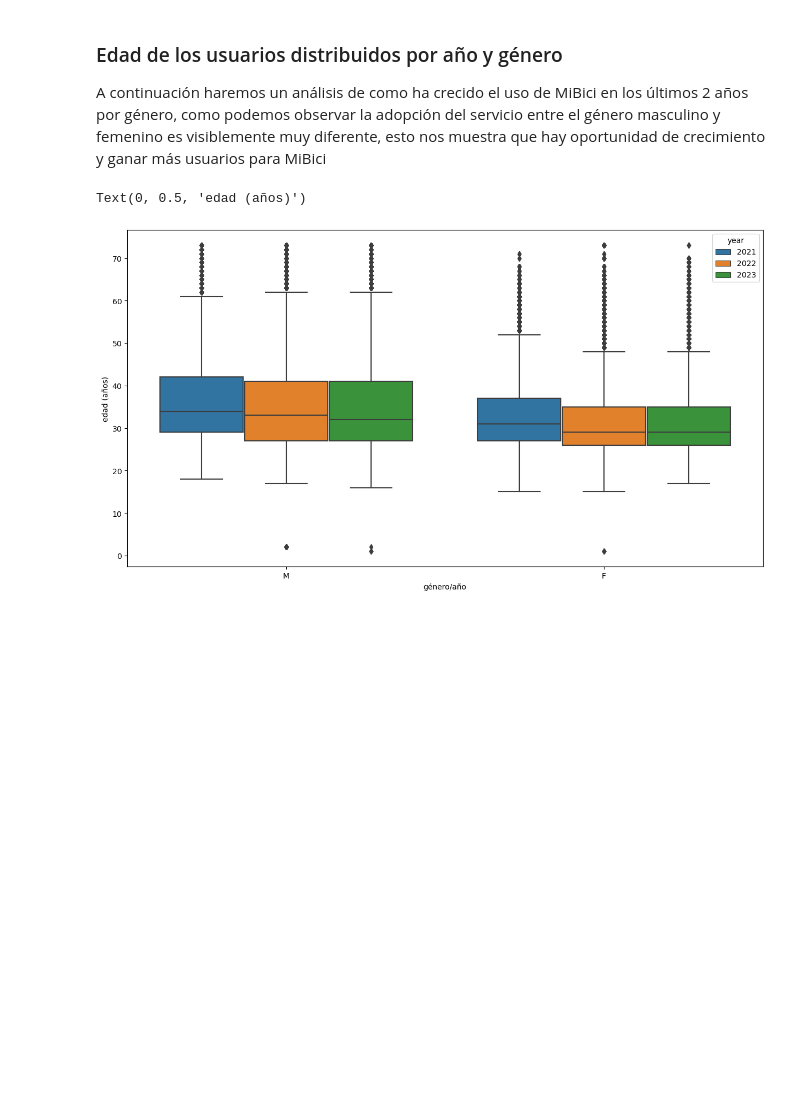
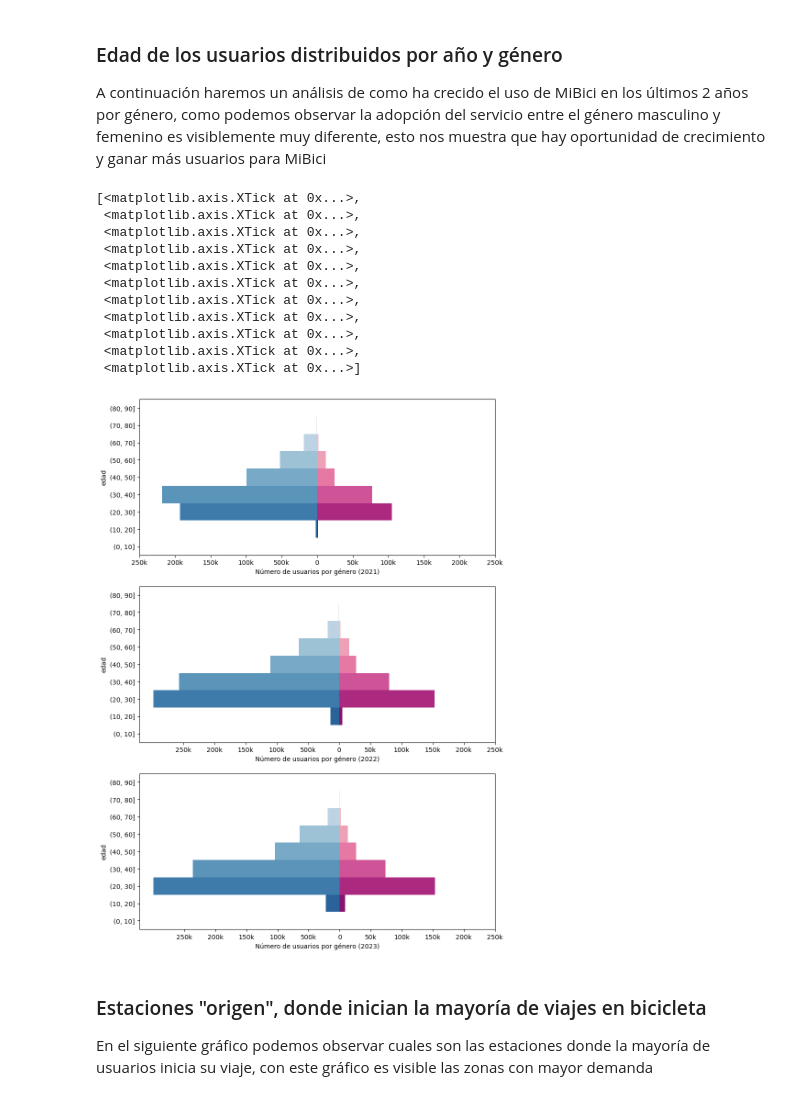
Before and after one commit to Oscarz90/data-science, a Jupyter notebook: coderhouse/challenge_eight_storytelling/Data_StoryTelling_Martinez_Sanchez.ipynb, the cells around one changed output. Saved outputs shown, nothing was run; the diff lists cells and outputs as text; code cells hidden in the pictures; blank space fills up the shorter version.

Commit message:
update charts

```diff
--- a/coderhouse/challenge_eight_storytelling/Data_StoryTelling_Martinez_Sanchez.ipynb
+++ b/coderhouse/challenge_eight_storytelling/Data_StoryTelling_Martinez_Sanchez.ipynb
@@ -10,6 +27,9 @@ import seaborn as sns
 import requests
 import matplotlib.pyplot as plt
 from matplotlib.ticker import NullFormatter
+import folium
+from folium.plugins import HeatMap
+import plotly.express as px
 
 headers = {
     'User-Agent': 'Mozilla/5.0 (Macintosh; Intel Mac OS X 10.12; rv:55.0) Gecko/20100101 Firefox/55.0',
@@ -26,6 +46,9 @@ datasets_to_download = [
     '25235/datos_abiertos_2022_07.csv',
     '49448/datos_abiertos_2023_07.csv'
 ]
+age_bins = pd.IntervalIndex.from_tuples([(i, i+10) for i in range(0, 100,10)])
+
+hour_day_bins = pd.IntervalIndex.from_tuples([(i, i+1) for i in range(0, 23,1)])
 
 class DataSethMonth(Enum):
     MAY = 0
@@ -52,9 +75,12 @@ def add_new_columns(df: DataFrame) -> DataFrame:
 
     # calculate user's age and add it to dataframe
     temp_df["age"] = current_year - temp_df["birthday"]
+    temp_df['age_range'] = pd.cut(temp_df['age'], bins=age_bins)
 
     # calculate trip duration
     temp_df['start_trip_date'] = pd.to_datetime(temp_df['start_trip'])
+    temp_df['start_trip_hour'] = temp_df.start_trip_date.dt.hour
+    temp_df['start_trip_hour_range'] = pd.cut(temp_df['start_trip_hour'], bins=hour_day_bins)
     temp_df['start_trip_day_name'] = temp_df.start_trip_date.dt.day_name()
     temp_df['start_trip_day_number'] = temp_df.start_trip_date.dt.dayofweek
     temp_df['end_strip_date'] =  pd.to_datetime(temp_df['end_trip'])
@@ -77,7 +103,10 @@ def reorder_columns(df: DataFrame) -> DataFrame:
         'gender',
         'birthday',
         'age',
+        'age_range',
         'start_trip',
+        'start_trip_hour',
+        'start_trip_hour_range',
         'start_trip_day_name',
         'start_trip_day_number',
         'end_trip',
@@ -268,10 +335,49 @@ Text(0.5, 0, 'Año')
 
 A continuación haremos un análisis de como ha crecido el uso de MiBici en los últimos 2 años por género, como podemos observar la adopción del servicio entre el género masculino y femenino es visiblemente muy diferente, esto nos muestra que hay oportunidad de crecimiento y ganar más usuarios para MiBici
 # %%
-fig, ax = plt.subplots(figsize=(15,8))
-sns.boxplot(data=mibici_df, x='gender', y='age', hue='year', orient='v', ax=ax)
-ax.set_xlabel('género/año')
-ax.set_ylabel('edad (años)')
+mibici_grouped_by_age_range = mibici_df.groupby(['year','gender','age_range' ])['age'].count().reset_index(name="count").reset_index(drop=True)
+mibici_grouped_by_age_range['age_range'] = mibici_grouped_by_age_range.age_range.astype(str)
+mibici_grouped_by_age_range.loc[mibici_grouped_by_age_range['gender'] == 'M', 'count'] = mibici_grouped_by_age_range['count']* -1
+
+ages = ['(80, 90]','(70, 80]', '(60, 70]', '(50, 60]', '(40, 50]', '(30, 40]', '(20, 30]', '(10, 20]', '(0, 10]']
+ticks = [-250000, -200000, -150000, -100000, -50000, 0, 50000, 100000, 150000, 200000, 250000]
+labels = ['250k', '200k', '150k', '100k', '500k', '0', '50k', '100k', '150k', '200k', '250k']
+
+data_by_gender = lambda gender: (mibici_grouped_by_age_range['gender'] == gender)
+data_by_year = lambda year: (mibici_grouped_by_age_range['year'] == year)
+
+fig, ax = plt.subplots(nrows=3, ncols=1, figsize=(10,15))
+sns.barplot(x='count', y='age_range', ax=ax[0], data=mibici_grouped_by_age_range[data_by_gender('M') & data_by_year(2021)], order=ages, palette="Blues", width=1)
+sns.barplot(x='count', y='age_range', ax=ax[0], data=mibici_grouped_by_age_range[data_by_gender('F') & data_by_year(2021)], order=ages, palette="RdPu", width=1)
+ax[0].set_xlabel('Número de usuarios por género (2021)')
+ax[0].set_ylabel('edad')
+ax[0].set_xticks(ticks=ticks,labels=labels)
+
+sns.barplot(x='count', y='age_range', ax=ax[1], data=mibici_grouped_by_age_range[data_by_gender('M') & data_by_year(2022)], order=ages, palette="Blues", width=1)
+sns.barplot(x='count', y='age_range', ax=ax[1], data=mibici_grouped_by_age_range[data_by_gender('F') & data_by_year(2022)], order=ages, palette="RdPu", width=1)
+ax[1].set_xlabel('Número de usuarios por género (2022)')
+ax[1].set_ylabel('edad')
+ax[1].set_xticks(ticks=ticks,labels=labels)
+
+sns.barplot(x='count', y='age_range', ax=ax[2], data=mibici_grouped_by_age_range[data_by_gender('M') & data_by_year(2023)], order=ages, palette="Blues", width=1)
+sns.barplot(x='count', y='age_range', ax=ax[2], data=mibici_grouped_by_age_range[data_by_gender('F') & data_by_year(2023)], order=ages, palette="RdPu", width=1)
+ax[2].set_xlabel('Número de usuarios por género (2023)')
+ax[2].set_ylabel('edad')
+ax[2].set_xticks(ticks=ticks,labels=labels)
 # %% [output]
-Text(0, 0.5, 'edad (años)')
+[<matplotlib.axis.XTick at 0x...>,
+ <matplotlib.axis.XTick at 0x...>,
+ <matplotlib.axis.XTick at 0x...>,
+ <matplotlib.axis.XTick at 0x...>,
+ <matplotlib.axis.XTick at 0x...>,
+ <matplotlib.axis.XTick at 0x...>,
+ <matplotlib.axis.XTick at 0x...>,
+ <matplotlib.axis.XTick at 0x...>,
+ <matplotlib.axis.XTick at 0x...>,
+ <matplotlib.axis.XTick at 0x...>,
+ <matplotlib.axis.XTick at 0x...>]
-[figure, old version]
+[figure, new version]
+# %% [markdown]
+### Estaciones "origen", donde inician la mayoría de viajes en bicicleta
+
+En el siguiente gráfico podemos observar cuales son las estaciones donde la mayoría de usuarios inicia su viaje, con este gráfico es visible las zonas con mayor demanda
```
Also changed, not shown: parts of 10 cells of this notebook.
